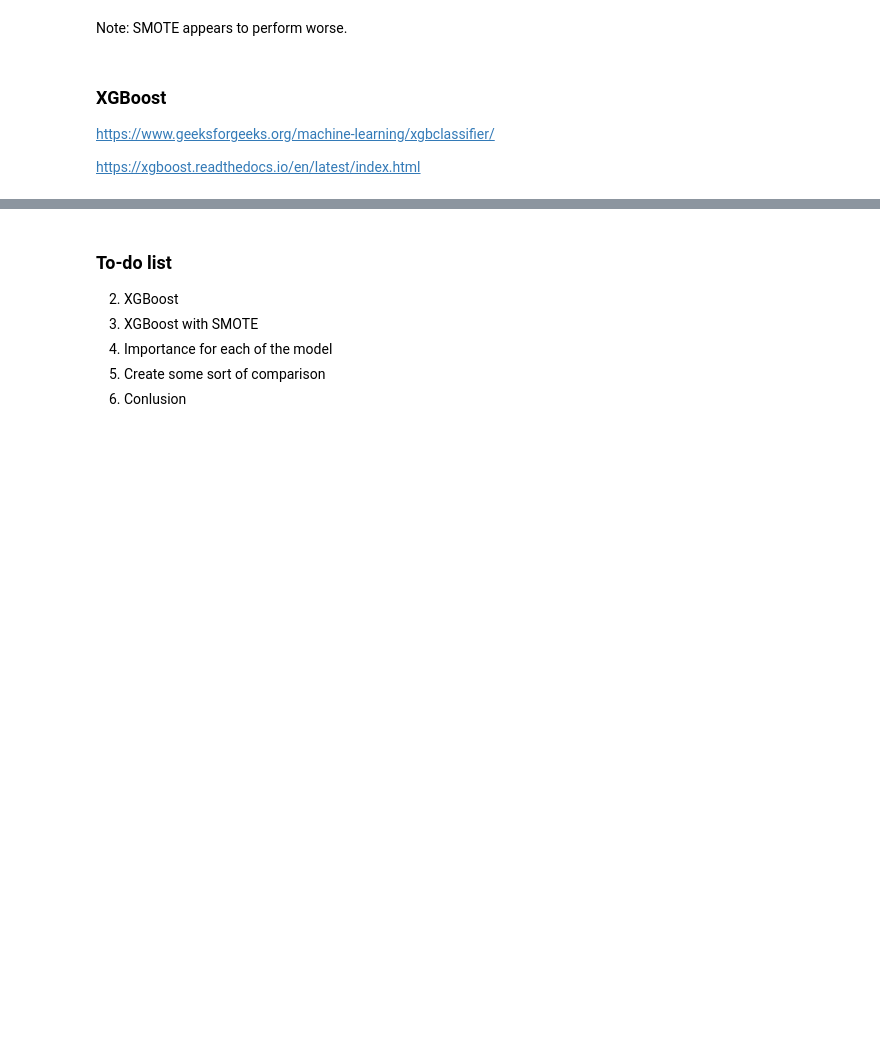
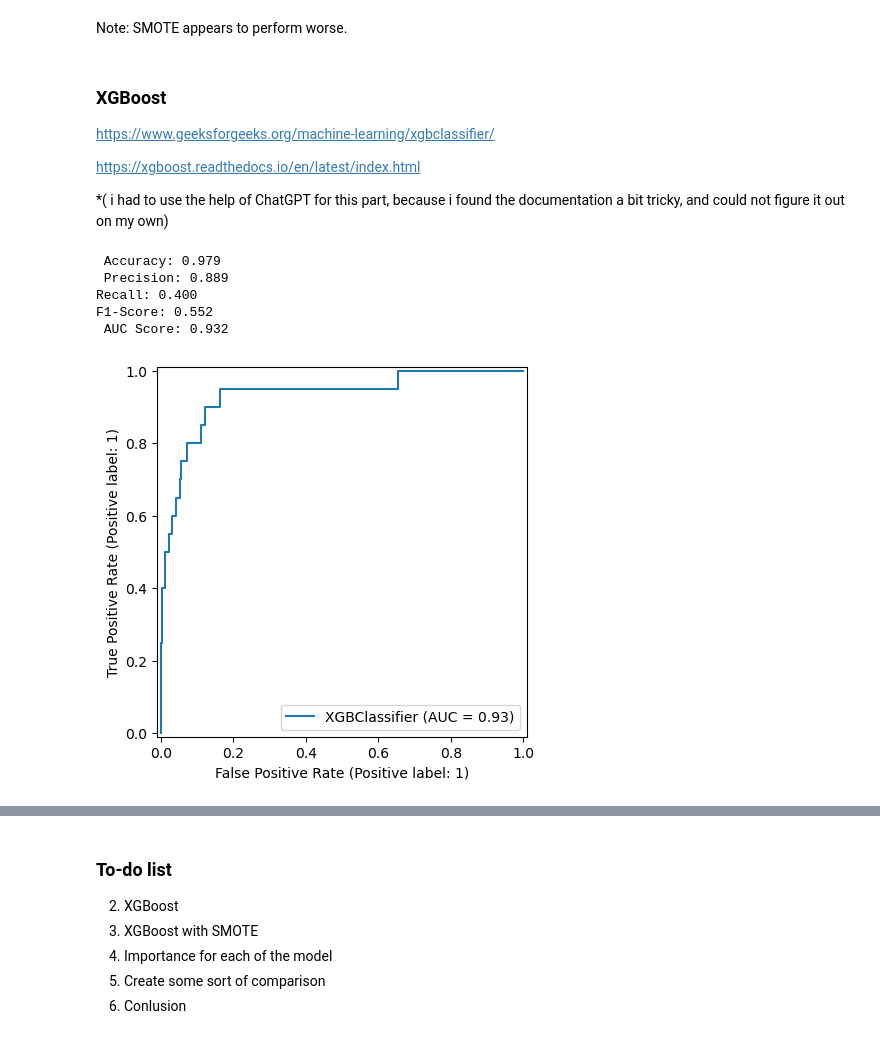
Before and after one commit to Vincent2308/Corporate-Bankruptcy, a Jupyter notebook: notebooks/week2/polish_model.ipynb, the cells around one changed output, grey strips where cells are left out. Saved outputs shown, nothing was run; the diff lists cells and outputs as text; code cells hidden in the pictures; blank space fills up the shorter version.

```diff
--- a/notebooks/week2/polish_model.ipynb
+++ b/notebooks/week2/polish_model.ipynb
@@ -280,5 +272,18 @@ Note: SMOTE appears to perform worse.
 https://www.geeksforgeeks.org/machine-learning/xgbclassifier/
 
 https://xgboost.readthedocs.io/en/latest/index.html
+
+*( i had to use the help of ChatGPT for this part, because i found the documentation a bit tricky, and could not figure it out on my own)
 # %%
 from xgboost import XGBClassifier
+
+xgb = XGBClassifier(eval_metric = "logloss", random_state = 42)
+xgb.fit(x_train_sc, y_train)
+evaluate_model(xgb, x_test_sc, y_test)
+# %% [output]
+ Accuracy: 0.979
+ Precision: 0.889
+Recall: 0.400
+F1-Score: 0.552
+ AUC Score: 0.932
+[figure, added]
```
Also changed, not shown: parts of 15 cells of this notebook, 1 other file.
